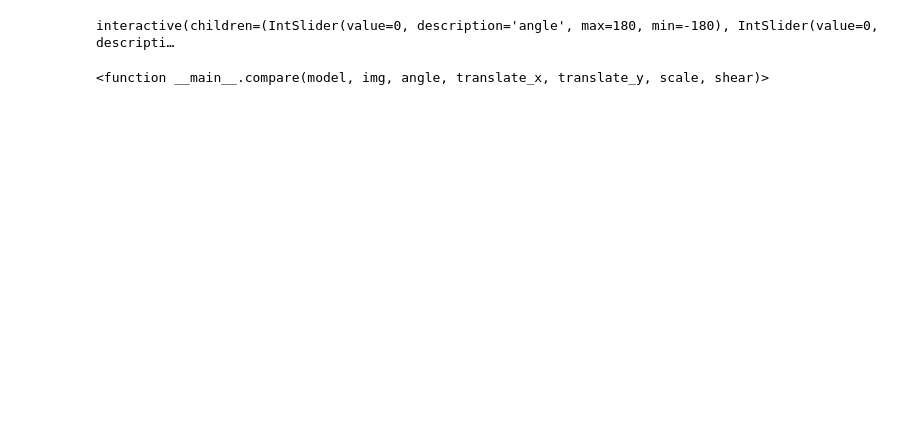
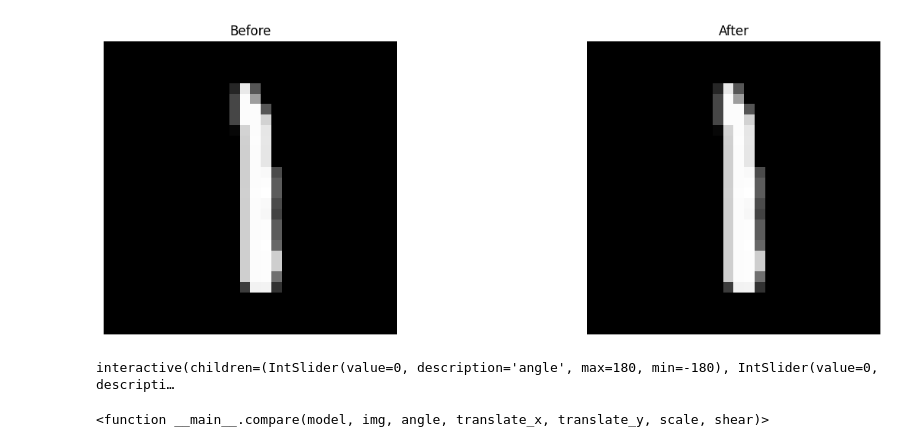
Before and after one commit to joeagriffith/ml-learning, a Jupyter notebook: Deep_Learning/Representation_Learning/Examples/MNIST/mnist.ipynb, the cells around one changed output. Drawn from its saved outputs; the diff is of its cells as text; code cells hidden in the pictures; blank space fills up the shorter version.

```diff
--- a/Deep_Learning/Representation_Learning/Examples/MNIST/mnist.ipynb
+++ b/Deep_Learning/Representation_Learning/Examples/MNIST/mnist.ipynb
@@ -258,14 +883,0 @@ Run cell again to load best (val_acc) model.
-# %%
-idx = torch.randint(0, len(val_set), (1,)).item()
-img = train_set[idx][0].unsqueeze(0)
-out = model.reconstruct(img)
-recon = out["x_recon"]
-
-fig, axes = plt.subplots(1, 2, figsize=(10,5))
-axes[0].imshow(img.squeeze().cpu(), cmap='gray')
-axes[0].set_title('Original')
-axes[0].axis('off')
-axes[1].imshow(recon.squeeze().detach().cpu(), cmap='gray')
-axes[1].set_title('Reconstructed')
-axes[1].axis('off')
-plt.show()
@@ -280,3 +890,18 @@ Best validation accuracy: 0.9269000291824341
+# %%
+img_before = train_set[0][0].unsqueeze(0)
+img_after = F_v2.affine(img, angle=0, translate=(0, 0), scale=1.0, shear=0)
+
+# Show example images
+fig, axes = plt.subplots(1, 2, figsize=(15,5))
+axes[0].imshow(img_before.squeeze().cpu(), cmap='gray')
+axes[0].set_title(f"Before")
+axes[0].axis('off')
+axes[1].imshow(img_after.squeeze().cpu(), cmap='gray')
+axes[1].set_title(f"After")
+axes[1].axis('off')
+plt.show()
+# %% [output]
+[figure, added]
 # %%
 img = train_set[4][0].unsqueeze(0)
 model.eval()
```
Also changed, not shown: parts of 12 cells of this notebook, 33 other files.
